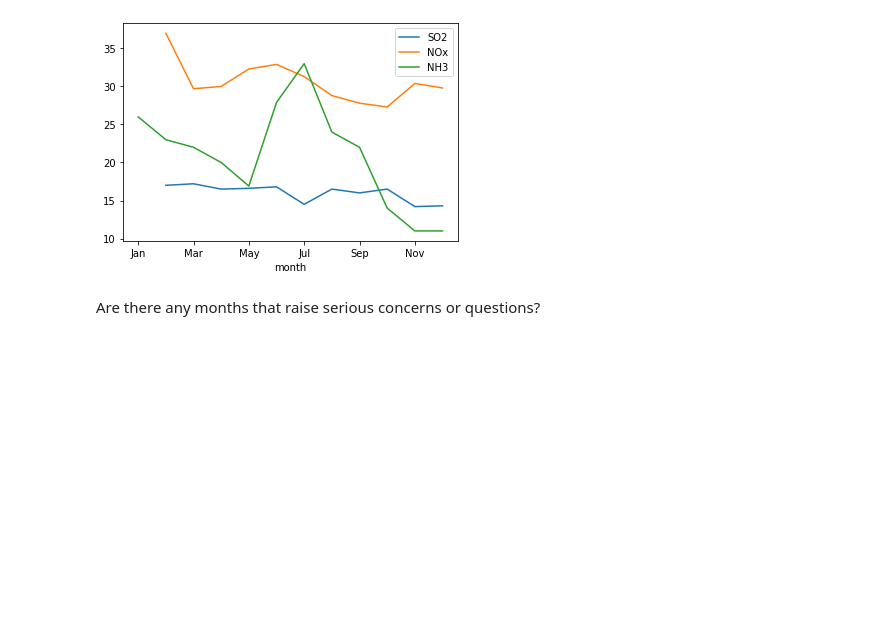
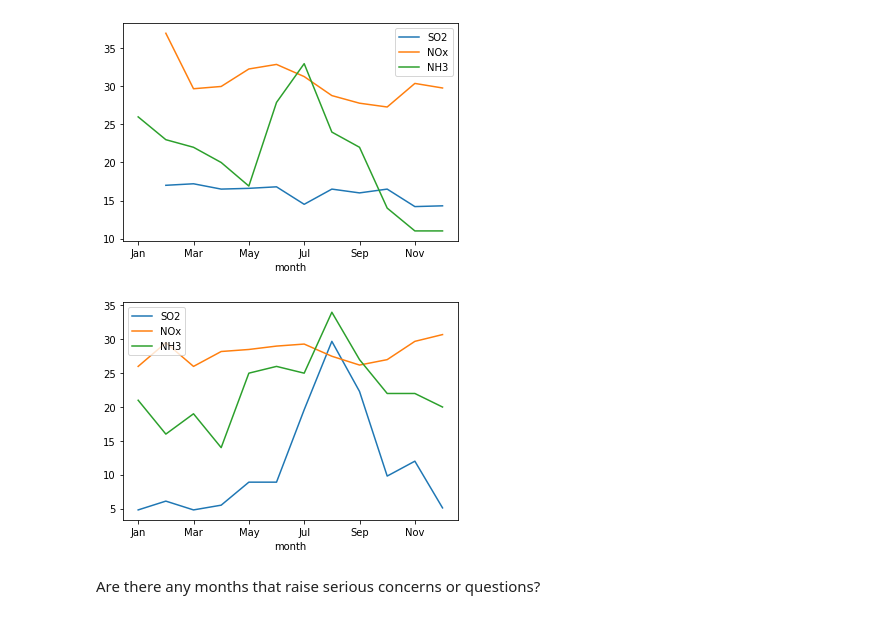
Before and after one commit to danileahacker/Air-Quality-in-Hyderabad-Pollution-Analysis, a Jupyter notebook: pollution_eda.ipynb, the cells around one changed output. Drawn from its saved outputs; the diff is of its cells as text; code cells hidden in the pictures; blank space fills up the shorter version.

```diff
--- a/pollution_eda.ipynb
+++ b/pollution_eda.ipynb
@@ -365,6 +365,11 @@ Let's look at the next few years.
 aqi_2018.plot(x='month', y=['SO2', 'NOx', 'NH3']);
 # %% [output]
 [figure]
+# %%
+# 2019
+aqi_2019.plot(x='month', y=['SO2', 'NOx', 'NH3']);
+# %% [output]
+[figure, added]
 # %% [markdown]
 Are there any months that raise serious concerns or questions?
 # %%
```
